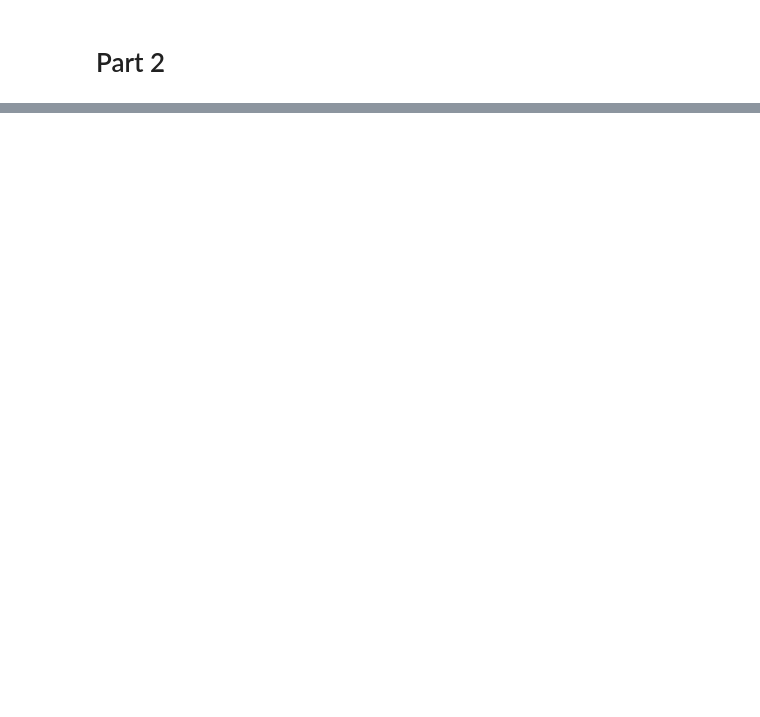
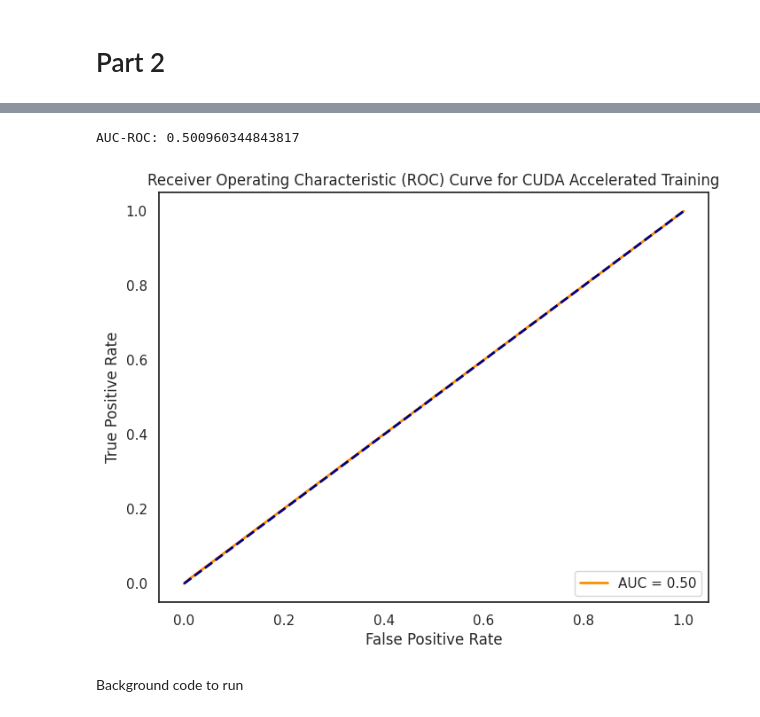
Before and after one commit to romerocruzsa/hpc_accelerated_imaging, a Jupyter notebook: data_exploration.ipynb, the cells around one changed output, grey strips where cells are left out. Drawn from its saved outputs; the diff is of its cells as text; code cells hidden in the pictures; blank space fills up the shorter version.

```diff
--- a/data_exploration.ipynb
+++ b/data_exploration.ipynb
@@ -182,0 +650,56 @@ IsADirectoryError: ignored
+# %%
+import torch
+import matplotlib.pyplot as plt
+import numpy as np
+from sklearn.metrics import roc_auc_score, roc_curve, auc
+
+# Assuming you have the model, criterion, and test_loader defined
+
+model_cuda.eval()
+all_predictions_cuda = []
+all_labels_cuda = []
+
+with torch.no_grad():
+    for images, labels in test_loader_cuda:
+        images, labels = images.to(device).requires_grad_(False), labels.to(device).requires_grad_(False)
+
+        outputs_cuda = model_cuda(images)
+        predicted_probs_cuda = (torch.sigmoid(outputs_cuda) > 0.5).float()  # Apply threshold for binary classification
+        predicted_probs_cuda = torch.sigmoid(predicted_probs_cuda).cpu().numpy()
+
+        all_predictions_cuda.append(predicted_probs_cuda)
+        all_labels_cuda.append(labels.cpu().numpy())
+
+# Flatten the arrays if needed
+all_predictions_cuda = np.concatenate(all_predictions_cuda)
+all_labels_cuda = np.concatenate(all_labels_cuda)
+
+# Apply threshold for binary classification (if needed)
+threshold = 0.5
+binary_predictions_cuda = (all_predictions_cuda > threshold).astype(float)
+
+binary_predictions_cuda = binary_predictions_cuda.ravel()
+all_labels_cuda = all_labels_cuda.ravel()
+
+# Calculate AUC-ROC for each class
+auc_roc_cuda = roc_auc_score(all_labels_cuda, binary_predictions_cuda, average='macro')
+print(f'AUC-ROC: {auc_roc_cuda}')
+
+# Compute ROC curve
+fpr_cuda, tpr_cuda, _ = roc_curve(all_labels_cuda, binary_predictions_cuda)
+roc_auc_cuda = auc(fpr_cuda, tpr_cuda)
+
+# Plot ROC curve
+plt.figure(figsize=(8, 6))
+plt.plot(fpr_cuda, tpr_cuda, color='darkorange', lw=2, label=f'AUC = {roc_auc_cuda:.2f}')
+plt.plot([0, 1], [0, 1], color='navy', lw=2, linestyle='--')
+plt.xlabel('False Positive Rate')
+plt.ylabel('True Positive Rate')
+plt.title('Receiver Operating Characteristic (ROC) Curve for CUDA Accelerated Training')
+plt.legend(loc='lower right')
+plt.show()
+# %% [output]
+AUC-ROC: 0.500960344843817
+[figure, added]
+# %% [markdown]
+Background code to run
```
Also changed, not shown: parts of 25 cells of this notebook.
